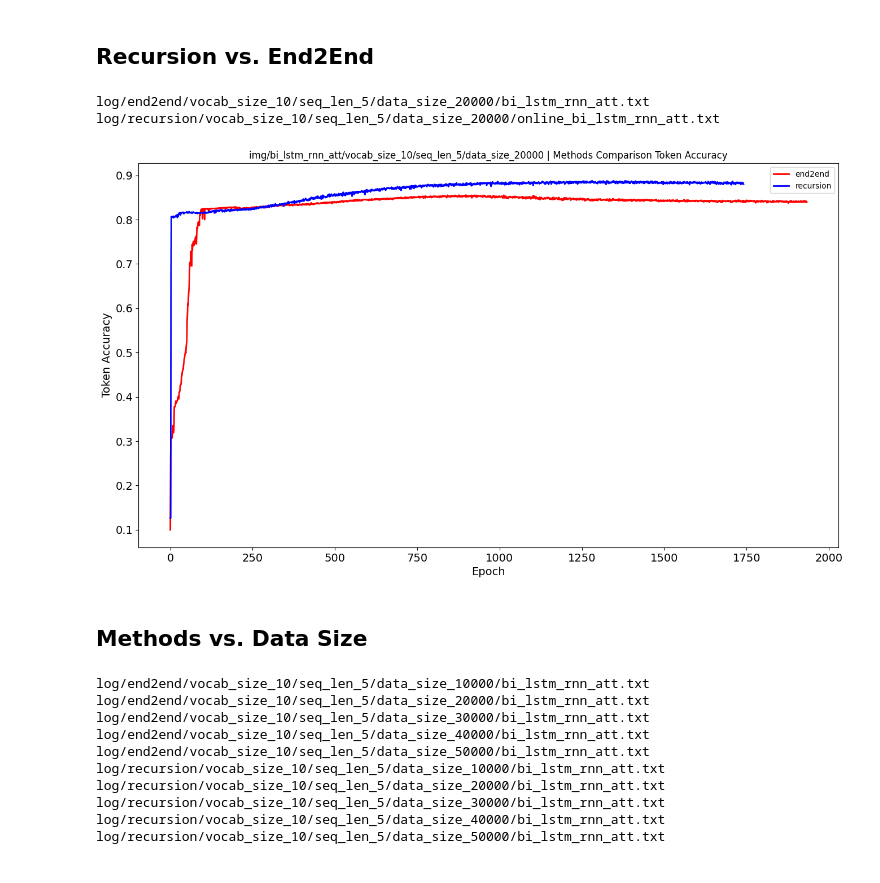
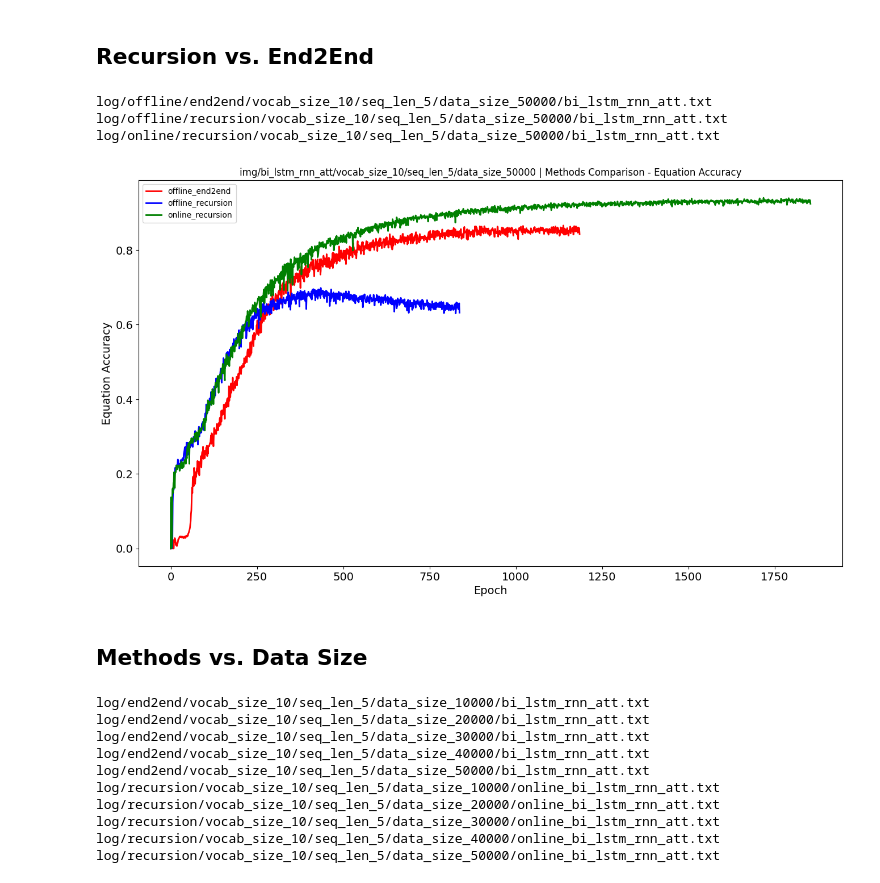
Before and after one commit to ShiningLab/Recurrent-Text-Editing, a Jupyter notebook: main/res/evaluation_plot.ipynb, the cells around one changed output. Drawn from its saved outputs; the diff is of its cells as text; code cells hidden in the pictures.

Commit message:
Upload Online End2End

```diff
--- a/main/res/evaluation_plot.ipynb
+++ b/main/res/evaluation_plot.ipynb
@@ -98,15 +100,6 @@ LOG_PATH = os.path.join(
     'seq_len_{}'.format(seq_len),
     'data_size_{}',
     '{}.txt'.format(model_name))
-# %%
-data_mode = 'offline'
-LOG_PATH = os.path.join(
-    'log',
-    method,
-    'vocab_size_{}'.format(vocab_size),
-    'seq_len_{}'.format(seq_len),
-    'data_size_{}',
-    '{}_{}.txt'.format(data_mode, model_name))
 # %%
 # read data
 raw_data_dict = {}
@@ -158,11 +151,12 @@ show_plot(
 ## Recursion vs. End2End
 # %%
 # parameters
-methods = ['end2end', 'recursion']
-data_mode = 'online'
+candidates = [['offline', 'end2end'],
+              ['offline', 'recursion'],
+              ['online', 'recursion']]
 model_name = 'bi_lstm_rnn_att'
 vocab_size = 10
 seq_len = 5
-data_size = 20000
+data_size = 50000
 # %%
 # define path for end2end
@@ -185,47 +171,48 @@ LOG_PATH_1 = os.path.join(
 # %%
 # read data
 raw_data_dict = {}
-for m, p in zip(methods, [LOG_PATH_0, LOG_PATH_1]):
-    file_path = p.format(m)
+for c in candidates:
+    file_path = LOG_PATH.format(c[0], c[1])
     print(file_path)
     raw_data_dict[file_path] = load_txt(file_path)
 # %% [output]
-log/end2end/vocab_size_10/seq_len_5/data_size_20000/bi_lstm_rnn_att.txt
-log/recursion/vocab_size_10/seq_len_5/data_size_20000/online_bi_lstm_rnn_att.txt
+log/offline/end2end/vocab_size_10/seq_len_5/data_size_50000/bi_lstm_rnn_att.txt
+log/offline/recursion/vocab_size_10/seq_len_5/data_size_50000/bi_lstm_rnn_att.txt
+log/online/recursion/vocab_size_10/seq_len_5/data_size_50000/bi_lstm_rnn_att.txt
 # %%
 # extract info from log
 data_dict = {k: parse_log(v) for k, v in raw_data_dict.items()}
 # %%
 # 'Epoch', 'Step', 'Loss', 'Equation Accuracy', 'Token Accuracy', 'Sequence Accuracy'
-criteria = 'Token Accuracy'
+criteria = 'Equation Accuracy'
 criteria_dict = {}
-for m, p in zip(methods, [LOG_PATH_0, LOG_PATH_1]):
-    label = m
-    key = p.format(m)
+for c in candidates:
+    label = '_'.join(c)
+    key = LOG_PATH.format(c[0], c[1])
     criteria_list = [data[criteria] for data in data_dict[key]]
     criteria_dict[label] = criteria_list
 # %%
-colors = ['red', 'blue']
+colors = ['red', 'blue', 'green']
 save_path = os.path.join(
     'img',
     model_name,
     'vocab_size_{}'.format(vocab_size),
     'seq_len_{}'.format(seq_len),
     'data_size_{}'.format(data_size))
 
 if not os.path.exists(save_path): os.makedirs(save_path)
 
-title = 'Methods Comparison {}'.format(criteria)
+title = 'Methods Comparison - {}'.format(criteria)
 
 show_plot(
     data_dict=criteria_dict,
     colors=colors,
     title=title,
     xlabel='Epoch',
     ylabel=criteria,
     save_path=save_path)
 # %% [output]
-[figure, old version]
+[figure, new version]
 # %% [markdown]
 ## Methods vs. Data Size
 # %%
@@ -248,9 +245,9 @@ LOG_PATH = os.path.join(
 # %%
 # read data
 raw_data_dict = {}
-for m in methods:
+for m, p in zip(methods, [LOG_PATH_0, LOG_PATH_1]):
     for i in range(min_data_size, max_data_size+1, 10000):
-        file_name = LOG_PATH.format(m, i)
+        file_name = p.format(m, i)
         print(file_name)
         raw_data_dict[file_name] = load_txt(file_name)
 # %% [output]
@@ -259,11 +256,11 @@ log/end2end/vocab_size_10/seq_len_5/data_size_20000/bi_lstm_rnn_att.txt
 log/end2end/vocab_size_10/seq_len_5/data_size_30000/bi_lstm_rnn_att.txt
 log/end2end/vocab_size_10/seq_len_5/data_size_40000/bi_lstm_rnn_att.txt
 log/end2end/vocab_size_10/seq_len_5/data_size_50000/bi_lstm_rnn_att.txt
-log/recursion/vocab_size_10/seq_len_5/data_size_10000/bi_lstm_rnn_att.txt
-log/recursion/vocab_size_10/seq_len_5/data_size_20000/bi_lstm_rnn_att.txt
-log/recursion/vocab_size_10/seq_len_5/data_size_30000/bi_lstm_rnn_att.txt
-log/recursion/vocab_size_10/seq_len_5/data_size_40000/bi_lstm_rnn_att.txt
-log/recursion/vocab_size_10/seq_len_5/data_size_50000/bi_lstm_rnn_att.txt
+log/recursion/vocab_size_10/seq_len_5/data_size_10000/online_bi_lstm_rnn_att.txt
+log/recursion/vocab_size_10/seq_len_5/data_size_20000/online_bi_lstm_rnn_att.txt
+log/recursion/vocab_size_10/seq_len_5/data_size_30000/online_bi_lstm_rnn_att.txt
+log/recursion/vocab_size_10/seq_len_5/data_size_40000/online_bi_lstm_rnn_att.txt
+log/recursion/vocab_size_10/seq_len_5/data_size_50000/online_bi_lstm_rnn_att.txt
 # %%
 # extract info from log
 data_dict = {k: parse_log(v) for k, v in raw_data_dict.items()}
```
Also changed, not shown: parts of 9 cells of this notebook, 22 other files.
